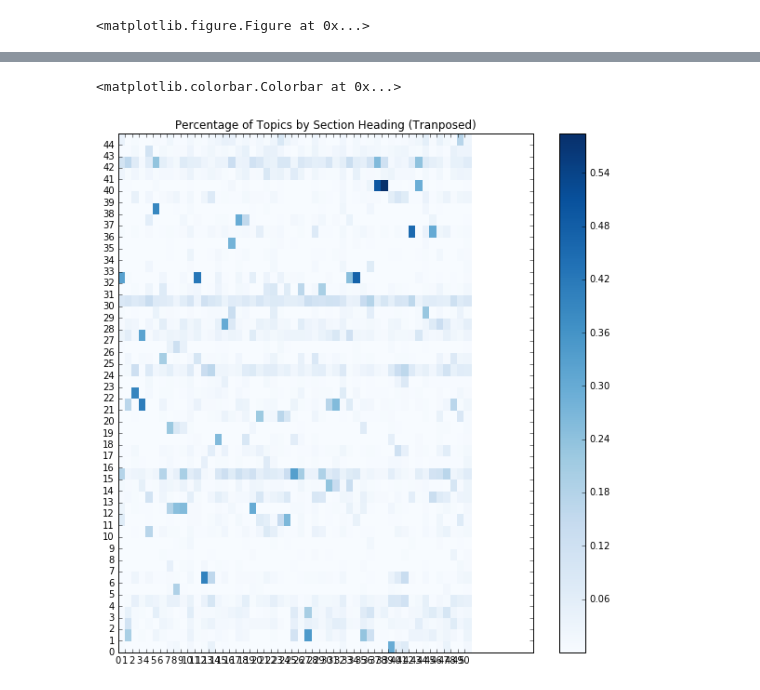
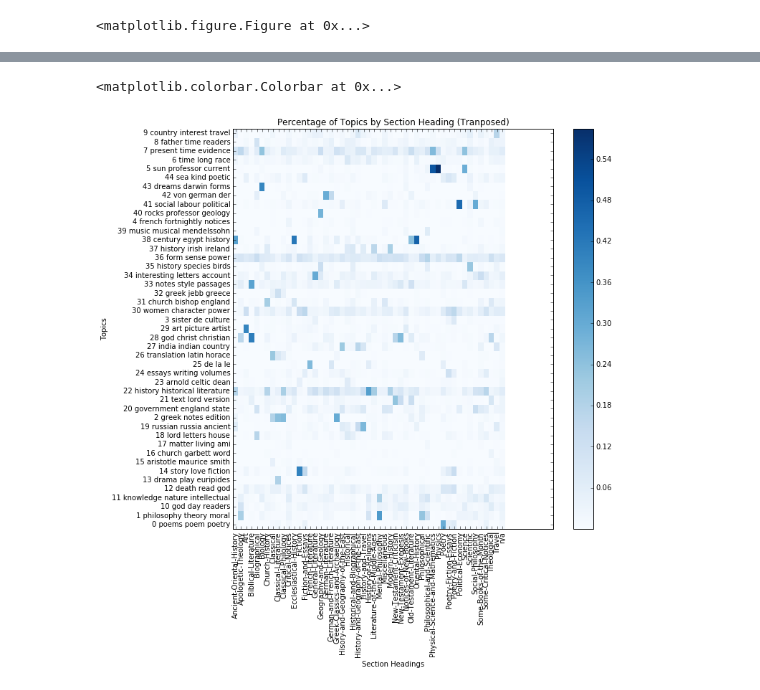
Before and after one commit to sceckert/periodical-project, a Jupyter notebook: Periodical-Project.ipynb, the cells around one changed output, grey strips where cells are left out. Cells and saved outputs as stored; diff of their text form; code cells hidden in the pictures.

```diff
--- a/Periodical-Project.ipynb
+++ b/Periodical-Project.ipynb
@@ -307,3 +307,6 @@ fixed_mean_percentage_of_topic_in_section_heading
 | Travel | 0.001610 | 0.002826 | 0.021408 | 0.013355 | ... |
 | n/a | 0.017232 | 0.032607 | 0.038667 | 0.019106 | ... |
 51 rows × 45 columns
+# %%
+topics = fixed_mean_percentage_of_topic_in_section_heading[:0]
+topics
@@ -309,0 +317,3 @@ fixed_mean_percentage_of_topic_in_section_heading
+# %%
+section_headings = fixed_mean_percentage_of_topic_in_section_heading.index
+section_headings
@@ -369,9 +403,12 @@ plt.colorbar(cmap='Blues')
 # %%
 plt.pcolor(transposed_mean_percent_of_topic_in_section_heading, cmap='Blues')
-plt.yticks(np.arange(transposed_mean_percent_of_topic_in_section_heading.shape[0]))
-plt.xticks(np.arange(transposed_mean_percent_of_topic_in_section_heading.shape[1]));
+plt.yticks(np.arange(transposed_mean_percent_of_topic_in_section_heading.shape[0])+0.5, topics);
+plt.xticks(np.arange(transposed_mean_percent_of_topic_in_section_heading.shape[1])+0.5, section_headings);
+plt.xticks(rotation=90)
+plt.ylabel('Topics')
+plt.xlabel('Section Headings')
 plt.title('Percentage of Topics by Section Heading (Tranposed)')
 plt.colorbar(cmap='Blues')
 # %% [output]
 <matplotlib.colorbar.Colorbar at 0x...>
-[figure, old version]
+[figure, new version]
```
Also changed, not shown: parts of 3 cells of this notebook.
